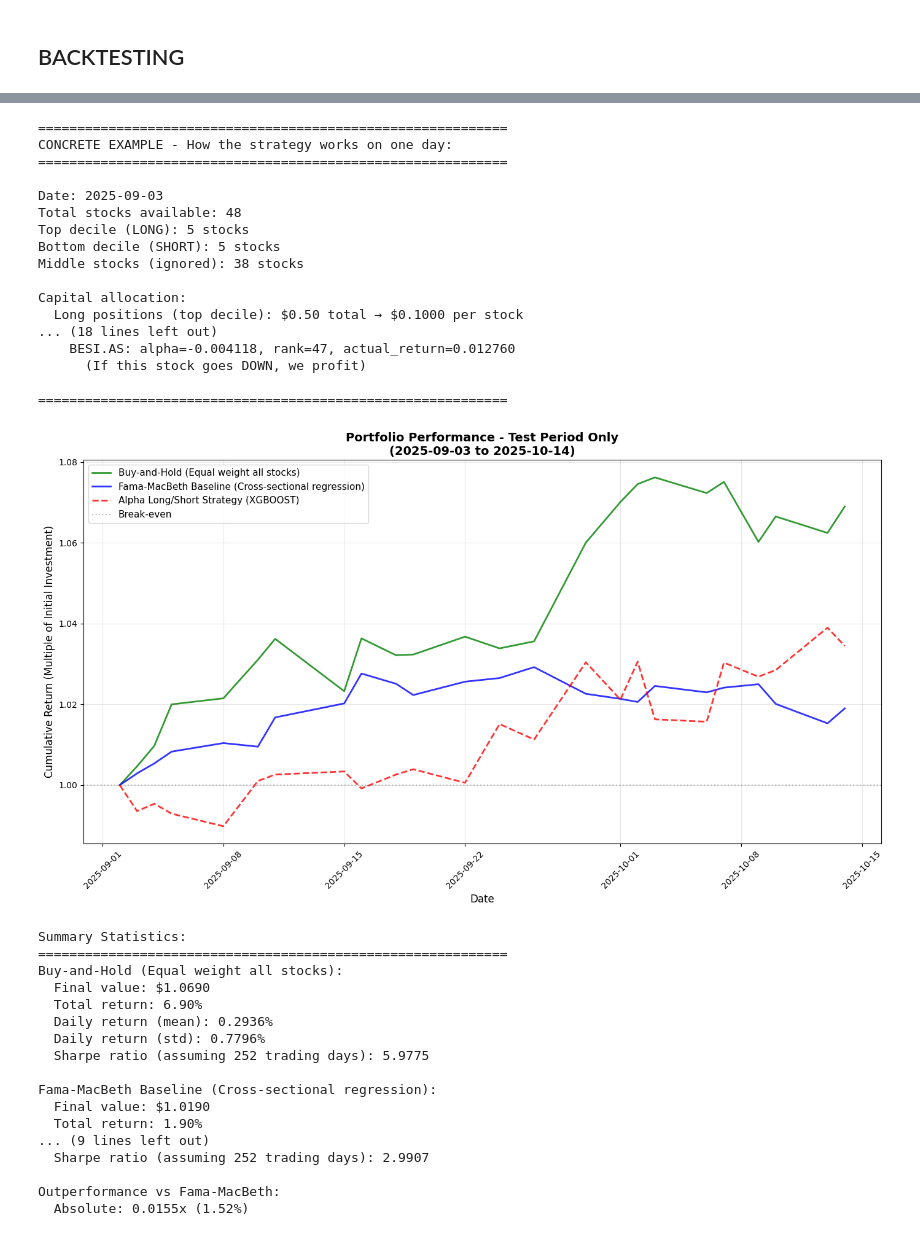
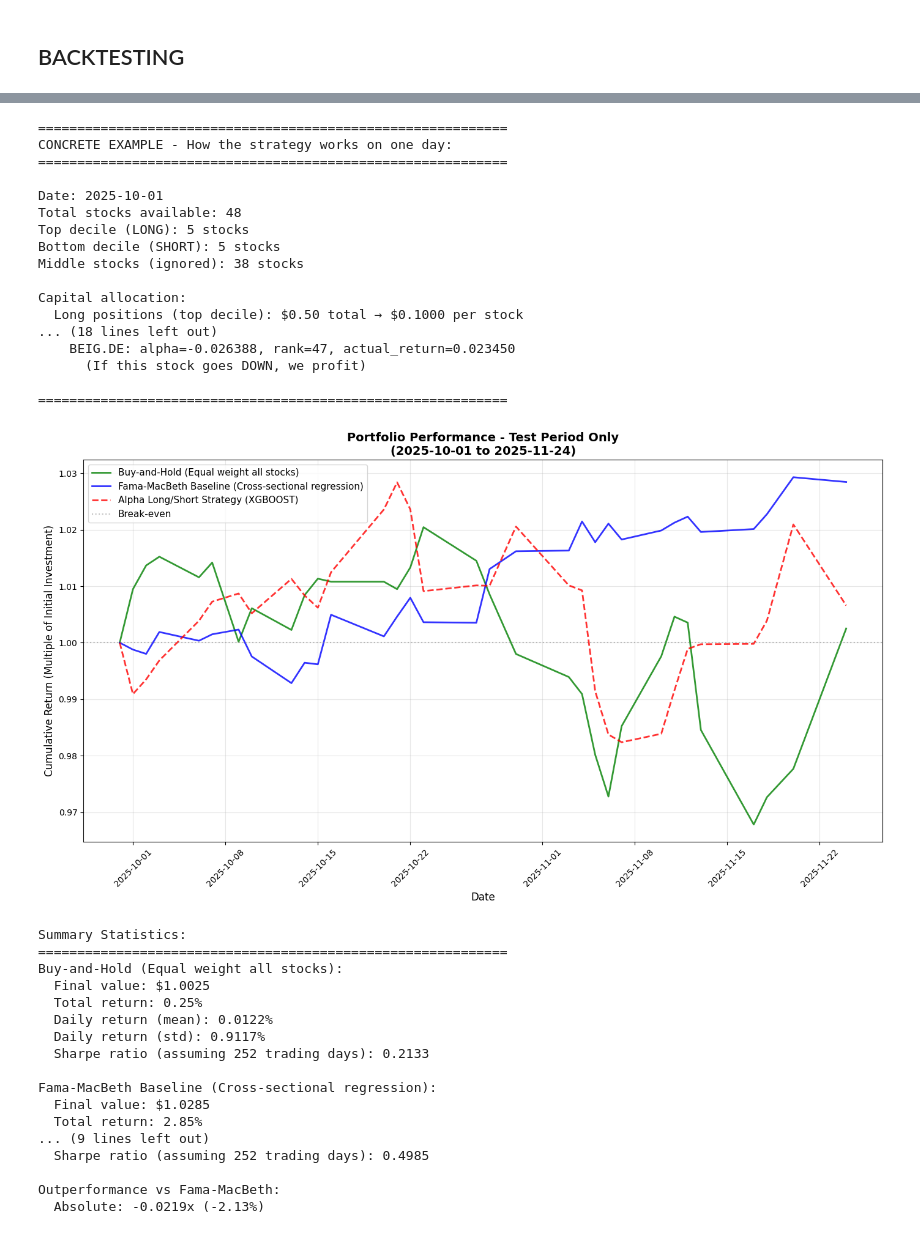
Before and after one commit to PranayKumarCode/StatArb, a Jupyter notebook: Project/alpha.ipynb, the cells around one changed output, grey strips where cells are left out. Saved outputs shown, nothing was run; the diff lists cells and outputs as text; code cells hidden in the pictures.

```diff
--- a/Project/alpha.ipynb
+++ b/Project/alpha.ipynb
@@ -347,17 +347,3 @@ Prediction stats: mean=0.000647, std=0.000000
 Target stats: mean=0.000647, std=0.022308
 Market return stats: mean=0.005306, std=0.075349
 Non-zero coefficients: 1 out of 25
-# %%
-# Calculate IC with proper NaN handling
-pred_std = df["predicted_return"].std()
-target_std = df["target"].std()
-
-if pred_std > 1e-10 and target_std > 1e-10:
-    ic = np.corrcoef(df["predicted_return"], df["target"])[0, 1]
-    if np.isnan(ic):
-        # Try Spearman if Pearson fails
-        ic = spearmanr(df["predicted_return"], df["target"])[0]
-    print(f"IC: {ic:.6f}")
-else:
-    print(f"IC: NaN (pred_std={pred_std:.10f}, target_std={target_std:.10f})")
-    ic = np.nan
@@ -633,23 +612,23 @@ from datetime import timedelta, datetime
 # Get unique dates and split into train (~10 months) and test
 unique_dates = sorted(df.index.get_level_values("date").unique())
 total_days = len(unique_dates)
-train_days = int(total_days * (10/12))  # ~10 months out of 12
 
-train_end_date = unique_dates[train_days - 1]
-test_start_date = unique_dates[train_days]
+train_end_date = pd.Timestamp('2025-09-30')
+test_start_date = pd.Timestamp('2025-10-01')
+
+# Find the actual dates in the data
+train_dates = [d for d in unique_dates if d <= train_end_date]
+test_dates_in_data = [d for d in unique_dates if d >= test_start_date]
+train_days = len(train_dates)
+test_days = len(test_dates_in_data)
 
 print(f"Total dates: {len(unique_dates)}")
 print(f"Train period: {unique_dates[0].date()} to {train_end_date.date()} ({train_days} days)")
-
-# Set test period end date (cut off at 2025-10-14)
-test_end_date = pd.Timestamp('2025-10-14')
-actual_test_end = min(unique_dates[-1], test_end_date)
-test_days_in_period = len([d for d in unique_dates if d >= test_start_date and d <= test_end_date])
-print(f"Test period: {test_start_date.date()} to {actual_test_end.date()} ({test_days_in_period} days, cutoff at {test_end_date.date()})")
+print(f"Test period: {test_start_date.date()} to {unique_dates[-1].date()} ({test_days} days)")
 
 # Split data
 train_mask = df.index.get_level_values("date") <= train_end_date
-test_mask = (df.index.get_level_values("date") >= test_start_date) & (df.index.get_level_values("date") <= test_end_date)
+test_mask = df.index.get_level_values("date") >= test_start_date
 
 df_train = df[train_mask].copy()
 df_test = df[test_mask].copy()
@@ -771,7 +809,9 @@ Test predictions stats:
 #     - Total return: 0.5 * 0.02 + 0.5 * 0.01 = 0.015 (1.5%)
 
 # Get unique dates in test period (up to cutoff date)
-test_dates = sorted([d for d in df_test_pred.index.get_level_values("date").unique() if d <= test_end_date])
+# Get all test dates from 2025-10-01 onwards (no cutoff)
+all_test_dates = sorted(df_test_pred.index.get_level_values("date").unique())
+test_dates = sorted([d for d in all_test_dates if d >= test_start_date])
 
 # Initialize portfolio values
 fama_macbeth_portfolio = 1.0  # Fama-MacBeth cross-sectional regression baseline
@@ -1039,8 +1079,7 @@ plt.axhline(y=1.0, color='gray', linestyle=':', alpha=0.5, label='Break-even')
 plt.xlabel("Date", fontsize=12)
 plt.ylabel("Cumulative Return (Multiple of Initial Investment)", fontsize=12)
 if len(portfolio_dates) > 0:
-    actual_end_date = min(portfolio_dates[-1], test_end_date)
-    plt.title(f"Portfolio Performance - Test Period Only\n({test_start_date.date()} to {actual_end_date.date()})",
+    plt.title(f"Portfolio Performance - Test Period Only\n({test_start_date.date()} to {portfolio_dates[-1].date()})",
               fontsize=14, fontweight='bold')
 else:
     plt.title(f"Portfolio Performance - Test Period Only",
@@ -1078,50 +1117,50 @@ print(f"\nAlpha Long/Short Strategy ({model_type.upper()}):")
 print(f"  Final value: ${alpha_longshort_cumulative[-1]:.4f}")
 print(f"  Total return: {((alpha_longshort_cumulative[-1] - 1) * 100):.2f}%")
 print(f"  Daily return (mean): {np.mean(alpha_longshort_returns)*100:.4f}%")
 print(f"  Daily return (std): {np.std(alpha_longshort_returns)*100:.4f}%")
 if np.std(alpha_longshort_returns) > 1e-10:
     print(f"  Sharpe ratio (assuming 252 trading days): {np.mean(alpha_longshort_returns) / np.std(alpha_longshort_returns) * np.sqrt(252):.4f}")
 else:
     print(f"  Sharpe ratio: N/A (zero volatility)")
 
 # Calculate outperformance
 outperformance = alpha_longshort_cumulative[-1] - fama_macbeth_cumulative[-1]
 outperformance_pct = (outperformance / fama_macbeth_cumulative[-1]) * 100 if fama_macbeth_cumulative[-1] > 0 else 0
 print(f"\nOutperformance vs Fama-MacBeth:")
 print(f"  Absolute: {outperformance:.4f}x ({outperformance_pct:.2f}%)")
 # %% [output]
 ============================================================
 CONCRETE EXAMPLE - How the strategy works on one day:
 ============================================================
 
-Date: 2025-09-03
+Date: 2025-10-01
 Total stocks available: 48
 Top decile (LONG): 5 stocks
 Bottom decile (SHORT): 5 stocks
 Middle stocks (ignored): 38 stocks
 
 Capital allocation:
   Long positions (top decile): $0.50 total → $0.1000 per stock
 ... (18 lines left out)
-    BESI.AS: alpha=-0.004118, rank=47, actual_return=0.012760
+    BEIG.DE: alpha=-0.026388, rank=47, actual_return=0.023450
       (If this stock goes DOWN, we profit)
 
 ============================================================
-[figure, old version]
+[figure, new version]
 Summary Statistics:
 ============================================================
 Buy-and-Hold (Equal weight all stocks):
-  Final value: $1.0690
-  Total return: 6.90%
-  Daily return (mean): 0.2936%
-  Daily return (std): 0.7796%
-  Sharpe ratio (assuming 252 trading days): 5.9775
+  Final value: $1.0025
+  Total return: 0.25%
+  Daily return (mean): 0.0122%
+  Daily return (std): 0.9117%
+  Sharpe ratio (assuming 252 trading days): 0.2133
 
 Fama-MacBeth Baseline (Cross-sectional regression):
-  Final value: $1.0190
-  Total return: 1.90%
+  Final value: $1.0285
+  Total return: 2.85%
 ... (9 lines left out)
-  Sharpe ratio (assuming 252 trading days): 2.9907
+  Sharpe ratio (assuming 252 trading days): 0.4985
 
 Outperformance vs Fama-MacBeth:
-  Absolute: 0.0155x (1.52%)
+  Absolute: -0.0219x (-2.13%)
```
Also changed, not shown: parts of 7 cells of this notebook.
